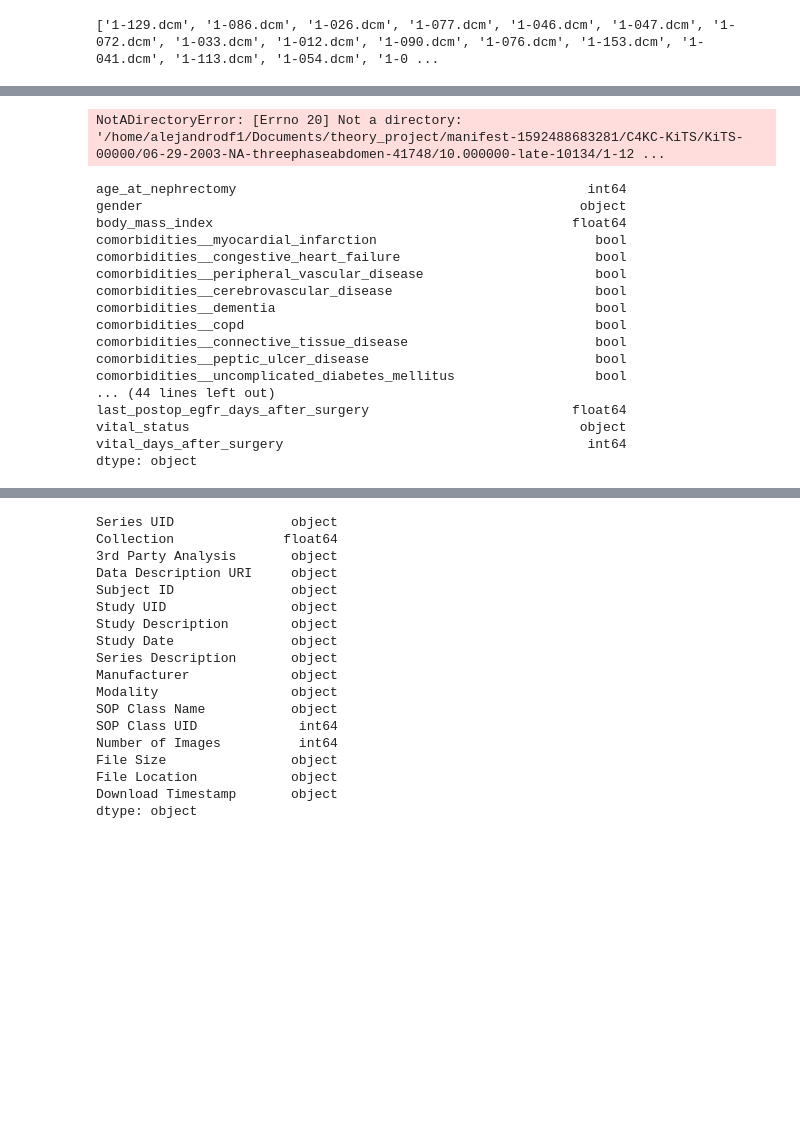
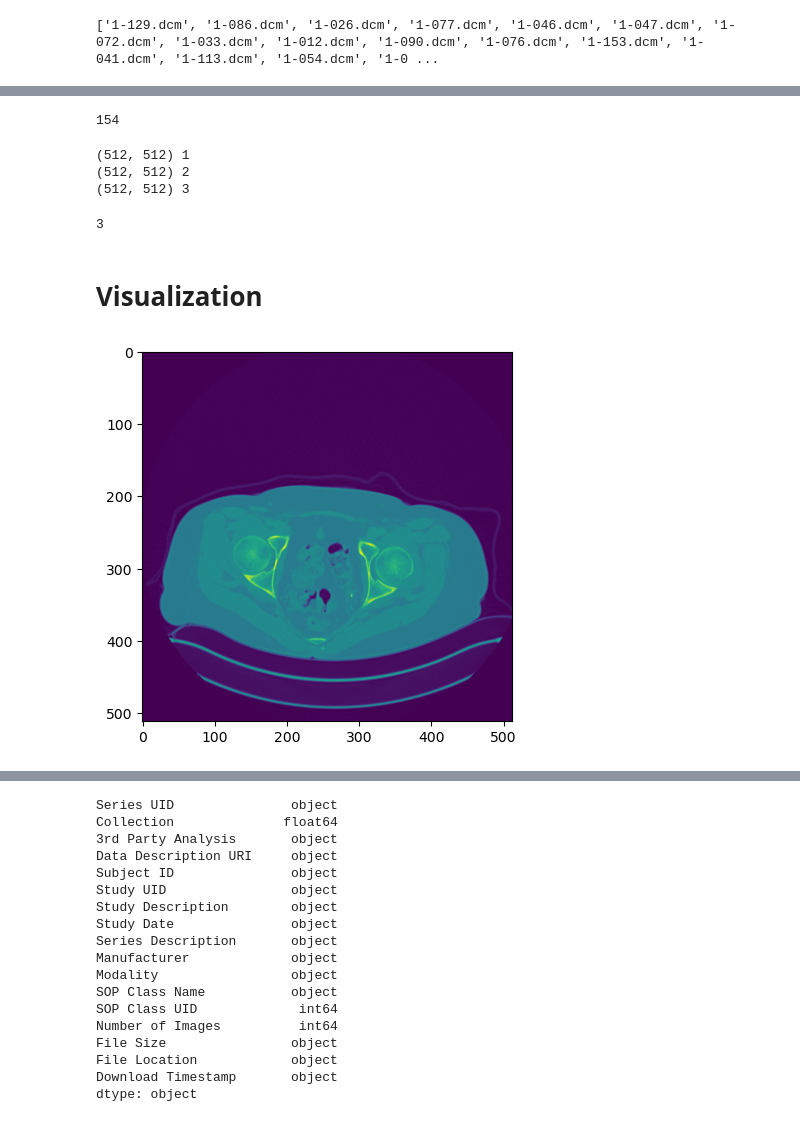
Before and after one commit to alejandrodf1/Theory_signal_project, a Jupyter notebook: notebooks/code_try.ipynb, the cells around one changed output, grey strips where cells are left out. Drawn from its saved outputs; the diff is of its cells as text; code cells hidden in the pictures; blank space fills up the shorter version.

Commit message:
analysis of images

```diff
--- a/notebooks/code_try.ipynb
+++ b/notebooks/code_try.ipynb
@@ -81,7 +83,7 @@ import pandas as pd  #data nalysis
 import numpy as np
 import pydicom  #manage dicom files
 # %%
-data_dir = '/home/alejandrodf1/Documents/theory_project/manifest-1592488683281/C4KC-KiTS/KiTS-00000/06-29-2003-NA-threephaseabdomen-41748/10.000000-late-10134/'
+data_dir = '/home/alejandrodf1/Documents/theory_project/teoria_project/data/raw/10.000000-late-10134/'
 patients = os.listdir(data_dir)
 print(patients)
 #labels_df = pd.read_csv('/content/drive/MyDrive/manifest-1592488683281/clinical.csv', index_col=0)
@@ -90,0 +117,10 @@ print(patients)
+# %%
+slices=[]
+for patient in patients[::1]:
+    #label = labels_df.get_value(patient, 'cancer')
+    #print(patient)
+    path = data_dir + patient
+    #print(os.listdir(path))
+    slices.append(pydicom.read_file(data_dir + patient))  #obtengo todas las imagenes dicom
+    print(slices[0].pixel_array.shape, len(slices))
+    #slices =[pydicom.read_file(s) for s in path]
@@ -90,0 +167,22 @@ print(patients)
+# %%
+len(slices)
+# %% [output]
+154
+# %%
+slices=[]
+for patient in patients[:3]:
+    #label = labels_df.get_value(patient, 'cancer')
+    #print(patient)
+    path = data_dir + patient
+    #print(os.listdir(path))
+    slices.append(pydicom.read_file(data_dir + patient))  #obtengo todas las imagenes dicom
+    #slices =[pydicom.read_file(s) for s in path]
+    print(slices[0].pixel_array.shape, len(slices))
+len(slices)
+# %% [output]
+(512, 512) 1
+(512, 512) 2
+(512, 512) 3
+3
+# %% [markdown]
+# Visualization
@@ -91,28 +191,12 @@ print(patients)
 # %%
+slices = []
 for patient in patients[:1]:
-    #label = labels_df.get_value(patient, 'cancer')
     path = data_dir + patient
-    slices =[pydicom.read_file(path + '/'+s) for s in os.listdir(path)]  #obtengo todas las imagenes dicom
-    slices.sort(key=lambda x: int(x.ImagePositionPatient[2]))
+    slices.append(pydicom.read_file(data_dir + patient))
+    slices.sort(key = lambda x: int(x.ImagePositionPatient[2]))
+
+    #          the first slice
+    plt.imshow(slices[0].pixel_array)
+    plt.show()
 # %% [output]
-NotADirectoryError: [Errno 20] Not a directory: '/home/alejandrodf1/Documents/theory_project/manifest-1592488683281/C4KC-KiTS/KiTS-00000/06-29-2003-NA-threephaseabdomen-41748/10.000000-late-10134/1-12 ...
+[figure, added]
-# %%
-labels_df.dtypes
-# %% [output]
-age_at_nephrectomy                                             int64
-gender                                                        object
-body_mass_index                                              float64
-comorbidities__myocardial_infarction                            bool
-comorbidities__congestive_heart_failure                         bool
-comorbidities__peripheral_vascular_disease                      bool
-comorbidities__cerebrovascular_disease                          bool
-comorbidities__dementia                                         bool
-comorbidities__copd                                             bool
-comorbidities__connective_tissue_disease                        bool
-comorbidities__peptic_ulcer_disease                             bool
-comorbidities__uncomplicated_diabetes_mellitus                  bool
-... (44 lines left out)
-last_postop_egfr_days_after_surgery                          float64
-vital_status                                                  object
-vital_days_after_surgery                                       int64
-dtype: object
```
Also changed, not shown: parts of 9 cells of this notebook, 1 other file.
